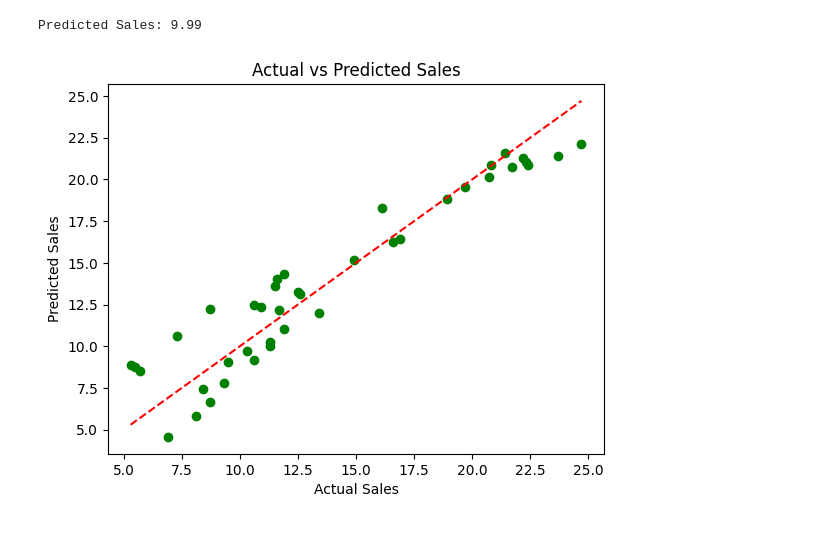
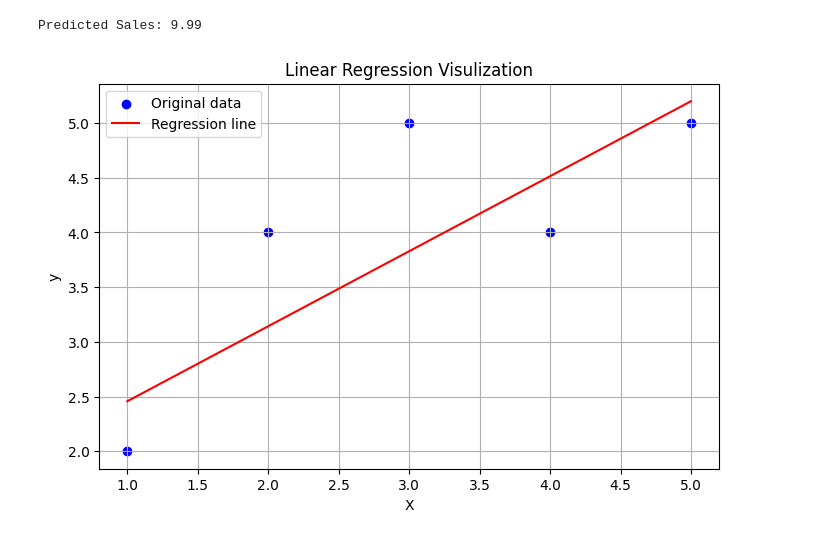
Before and after one commit to Gairola788/AI-Development, a Jupyter notebook: Linear_regression/linear_regression_demo.ipynb, the cells around one changed output. Cells and saved outputs as stored; diff of their text form; code cells hidden in the pictures.

Commit message:
Some plots of Regression Model Built

```diff
--- a/Linear_regression/linear_regression_demo.ipynb
+++ b/Linear_regression/linear_regression_demo.ipynb
@@ -67,12 +67,31 @@ print(f"Predicted Sales: {predicted_sales[0]:.2f}")
 # %% [output]
 Predicted Sales: 9.99
 # %%
-#Plot of the model
-plt.scatter(y_test, y_pred, color='green')
-plt.xlabel("Actual Sales")
-plt.ylabel("Predicted Sales")
-plt.title("Actual vs Predicted Sales")
-plt.plot([min(y_test), max(y_test)], [min(y_test), max(y_test)], 'r--')  # 45-degree line
+#Visualizing Simple linear regression
+
+#Exa,le dataset
+X = np.array([[1],[2],[3],[4],[5]])
+y = np.array([2,4,5,4,5])
+
+#Splitting
+X_train,X_test, y_train,y_test = train_test_split(X,y, test_size=0.2,random_state=42)
+
+#Fitting model
+model = LinearRegression()
+model.fit(X_train,y_train)
+
+#Predictions
+y_pred = model.predict(X)
+
+#Plot
+plt.figure(figsize=(8, 5))
+plt.scatter(X,y,color='blue',label='Original data') #Scatter plot of real data
+plt.plot(X,y_pred,color ='red', label ='Regression line')#Line plot of predicted data
+plt.title('Linear Regression Visulization')
+plt.xlabel('X')
+plt.ylabel('y')
+plt.legend()
+plt.grid(True)
 plt.show()
 # %% [output]
-[figure, old version]
+[figure, new version]
```
Also changed, not shown: parts of 2 cells of this notebook.
